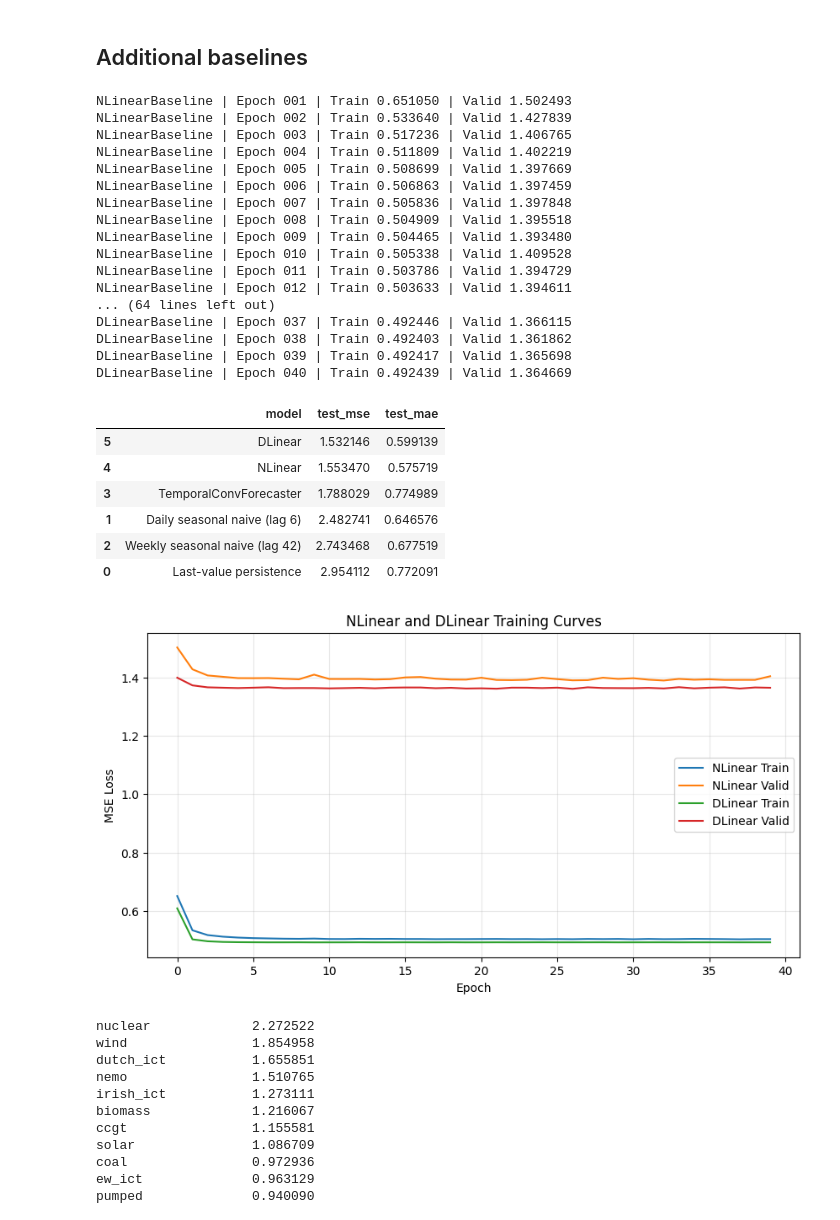
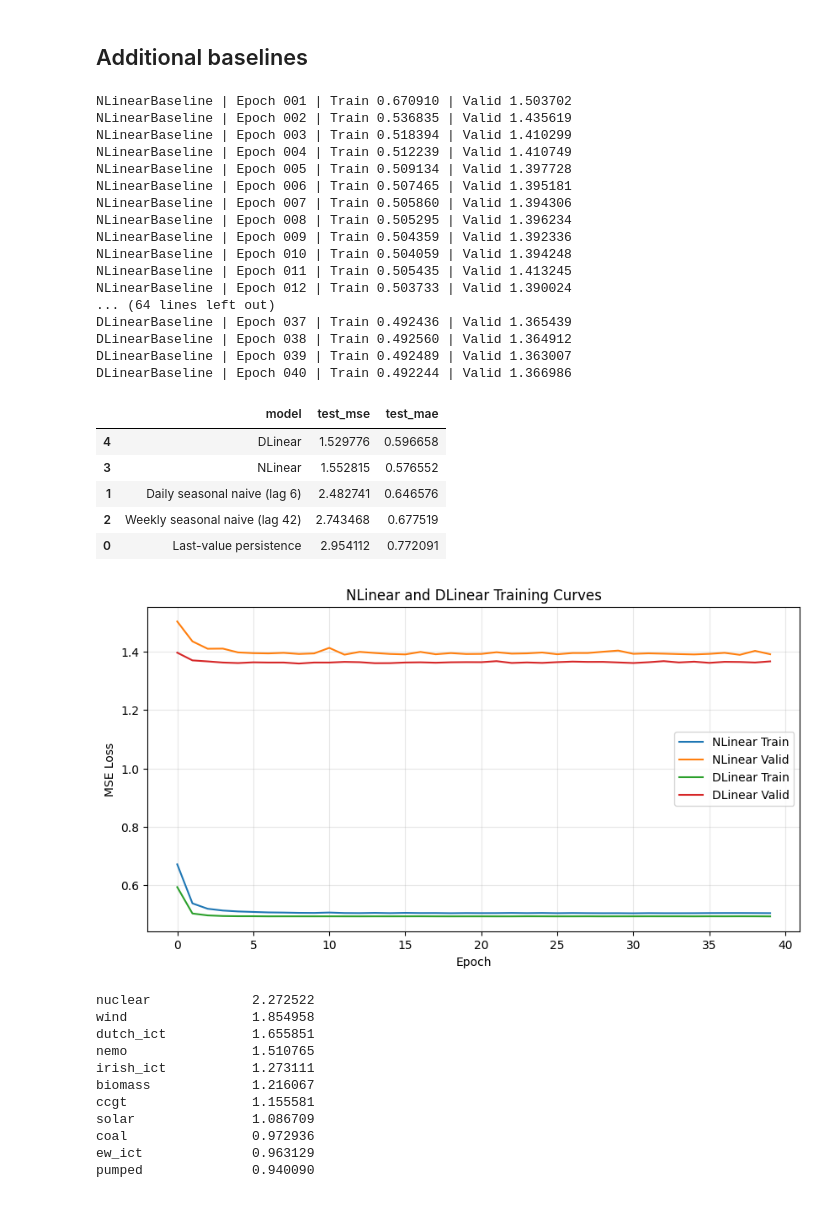
Before and after one commit to jpbarona/quantihack, a Jupyter notebook: src/jp/notebook.ipynb, the cells around one changed output. Saved outputs shown, nothing was run; the diff lists cells and outputs as text; code cells hidden in the pictures.

```diff
--- a/src/jp/notebook.ipynb
+++ b/src/jp/notebook.ipynb
@@ -425,6 +150,8 @@ Test MAE: 0.774989
 # %% [markdown]
 ## Additional baselines
 # %%
+device = torch.device("mps" if torch.backends.mps.is_available() else "cpu")
+
 def repeat_last_k(input_batch, horizon, lag):
     pattern = input_batch[:, -lag:, :]
     repeat_factor = (horizon + lag - 1) // lag
@@ -619,7 +346,6 @@ baseline_results.append({"model": "Daily seasonal naive (lag 6)", "test_mse": da
 weekly_naive_mse, weekly_naive_mae = evaluate_rule_baseline(test_loader, FORECAST_HORIZON, lag=42)
 baseline_results.append({"model": "Weekly seasonal naive (lag 42)", "test_mse": weekly_naive_mse, "test_mae": weekly_naive_mae})
 
-baseline_results.append({"model": "TemporalConvForecaster", "test_mse": test_mse, "test_mae": test_mae})
 
 LEARNED_BASELINE_EPOCHS = 40
 
@@ -656,53 +382,52 @@ dlinear_train_losses, dlinear_valid_losses, _ = train_learned_baseline(
     valid_loader,
     num_epochs=LEARNED_BASELINE_EPOCHS,
     learning_rate=LEARNING_RATE,
     weight_decay=WEIGHT_DECAY,
     patience=EARLY_STOPPING_PATIENCE,
 )
 
 dlinear_test_mse, dlinear_test_mae = evaluate_learned_model(dlinear_model, test_loader)
 baseline_results.append({"model": "DLinear", "test_mse": dlinear_test_mse, "test_mae": dlinear_test_mae})
 
 baseline_results_df = pd.DataFrame(baseline_results).sort_values(by="test_mse")
 display(baseline_results_df)
 
 plt.figure(figsize=(10, 5))
 plt.plot(nlinear_train_losses, label="NLinear Train")
 plt.plot(nlinear_valid_losses, label="NLinear Valid")
 plt.plot(dlinear_train_losses, label="DLinear Train")
 plt.plot(dlinear_valid_losses, label="DLinear Valid")
 plt.xlabel("Epoch")
 plt.ylabel("MSE Loss")
 plt.title("NLinear and DLinear Training Curves")
 plt.grid(alpha=0.3)
 plt.legend()
 plt.show()
 # %% [output]
-NLinearBaseline | Epoch 001 | Train 0.651050 | Valid 1.502493
-NLinearBaseline | Epoch 002 | Train 0.533640 | Valid 1.427839
-NLinearBaseline | Epoch 003 | Train 0.517236 | Valid 1.406765
-NLinearBaseline | Epoch 004 | Train 0.511809 | Valid 1.402219
-NLinearBaseline | Epoch 005 | Train 0.508699 | Valid 1.397669
-NLinearBaseline | Epoch 006 | Train 0.506863 | Valid 1.397459
-NLinearBaseline | Epoch 007 | Train 0.505836 | Valid 1.397848
-NLinearBaseline | Epoch 008 | Train 0.504909 | Valid 1.395518
-NLinearBaseline | Epoch 009 | Train 0.504465 | Valid 1.393480
-NLinearBaseline | Epoch 010 | Train 0.505338 | Valid 1.409528
-NLinearBaseline | Epoch 011 | Train 0.503786 | Valid 1.394729
-NLinearBaseline | Epoch 012 | Train 0.503633 | Valid 1.394611
+NLinearBaseline | Epoch 001 | Train 0.670910 | Valid 1.503702
+NLinearBaseline | Epoch 002 | Train 0.536835 | Valid 1.435619
+NLinearBaseline | Epoch 003 | Train 0.518394 | Valid 1.410299
+NLinearBaseline | Epoch 004 | Train 0.512239 | Valid 1.410749
+NLinearBaseline | Epoch 005 | Train 0.509134 | Valid 1.397728
+NLinearBaseline | Epoch 006 | Train 0.507465 | Valid 1.395181
+NLinearBaseline | Epoch 007 | Train 0.505860 | Valid 1.394306
+NLinearBaseline | Epoch 008 | Train 0.505295 | Valid 1.396234
+NLinearBaseline | Epoch 009 | Train 0.504359 | Valid 1.392336
+NLinearBaseline | Epoch 010 | Train 0.504059 | Valid 1.394248
+NLinearBaseline | Epoch 011 | Train 0.505435 | Valid 1.413245
+NLinearBaseline | Epoch 012 | Train 0.503733 | Valid 1.390024
 ... (64 lines left out)
-DLinearBaseline | Epoch 037 | Train 0.492446 | Valid 1.366115
-DLinearBaseline | Epoch 038 | Train 0.492403 | Valid 1.361862
-DLinearBaseline | Epoch 039 | Train 0.492417 | Valid 1.365698
-DLinearBaseline | Epoch 040 | Train 0.492439 | Valid 1.364669
+DLinearBaseline | Epoch 037 | Train 0.492436 | Valid 1.365439
+DLinearBaseline | Epoch 038 | Train 0.492560 | Valid 1.364912
+DLinearBaseline | Epoch 039 | Train 0.492489 | Valid 1.363007
+DLinearBaseline | Epoch 040 | Train 0.492244 | Valid 1.366986
 |  | model | test_mse | test_mae |
-| 5 | DLinear | 1.532146 | 0.599139 |
-| 4 | NLinear | 1.553470 | 0.575719 |
-| 3 | TemporalConvForecaster | 1.788029 | 0.774989 |
+| 4 | DLinear | 1.529776 | 0.596658 |
+| 3 | NLinear | 1.552815 | 0.576552 |
 | 1 | Daily seasonal naive (lag 6) | 2.482741 | 0.646576 |
 | 2 | Weekly seasonal naive (lag 42) | 2.743468 | 0.677519 |
 | 0 | Last-value persistence | 2.954112 | 0.772091 |
-[figure, old version]
+[figure, new version]
 # %%
 test_scaled_df = pd.DataFrame(test_scaled, columns=FEATURE_COLUMNS)
 print(test_scaled_df.abs().mean().sort_values(ascending=False))
```
Also changed, not shown: parts of 6 cells of this notebook.
